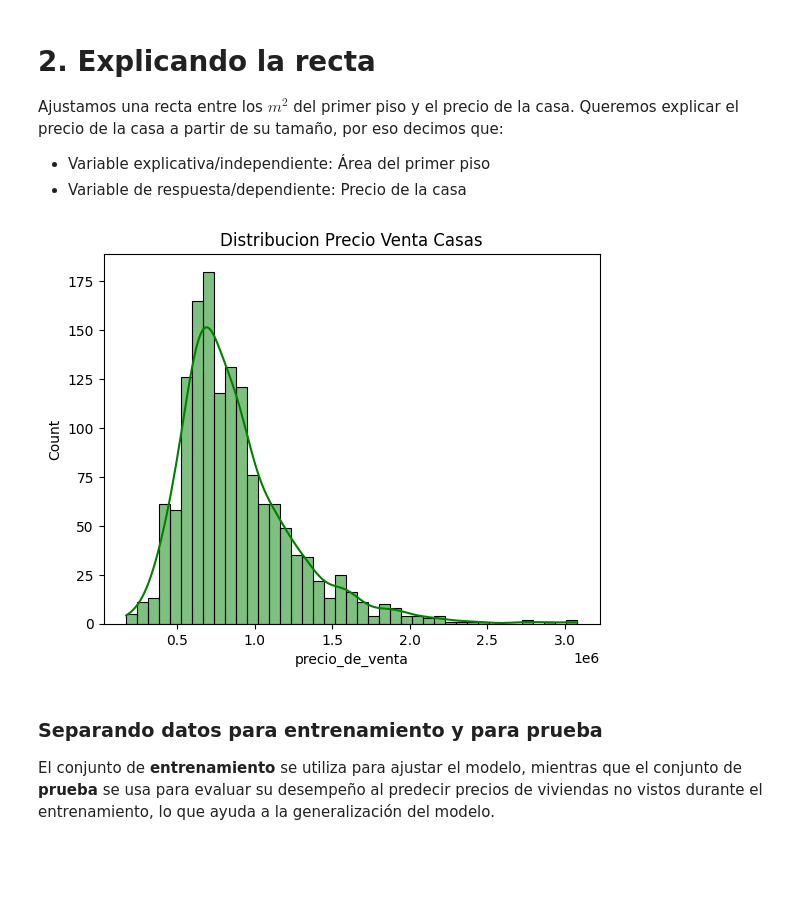
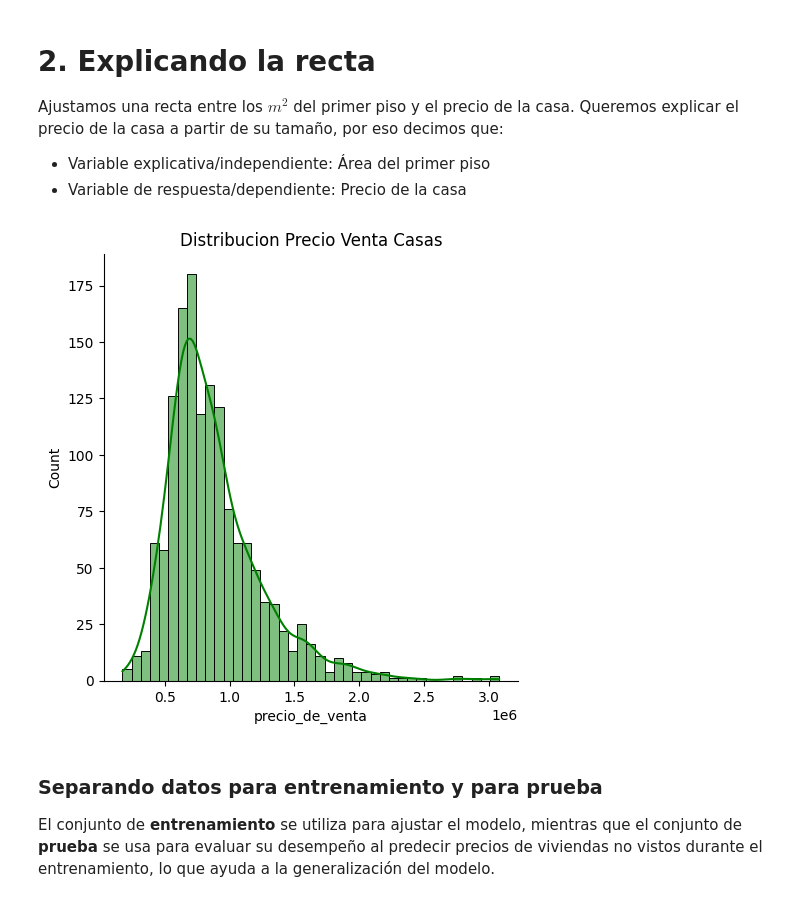
Before and after one commit to wimero72/Regression_Lineal-Aula1, a Jupyter notebook: precios_de_inmuebles_regresion_lineal.ipynb, the cells around one changed output. Drawn from its saved outputs; the diff is of its cells as text; code cells hidden in the pictures; blank space fills up the shorter version.

```diff
--- a/precios_de_inmuebles_regresion_lineal.ipynb
+++ b/precios_de_inmuebles_regresion_lineal.ipynb
@@ -160,11 +159,11 @@ Ajustamos una recta entre los $m^2$ del primer piso y el precio de la casa. Quer
 * Variable de respuesta/dependiente: Precio de la casa
 # %%
 #Quién es nuestra variable de respuesta?
-sns.histplot(datos['precio_de_venta'], kde=True, color='green')
+sns.displot(datos['precio_de_venta'], kde=True, color='green')
 plt.title('Distribucion Precio Venta Casas')
 plt.show()
 # %% [output]
-[figure, old version]
+[figure, new version]
 # %% [markdown]
 ### Separando datos para entrenamiento y para prueba
 
```
Also changed, not shown: parts of 22 cells of this notebook.
